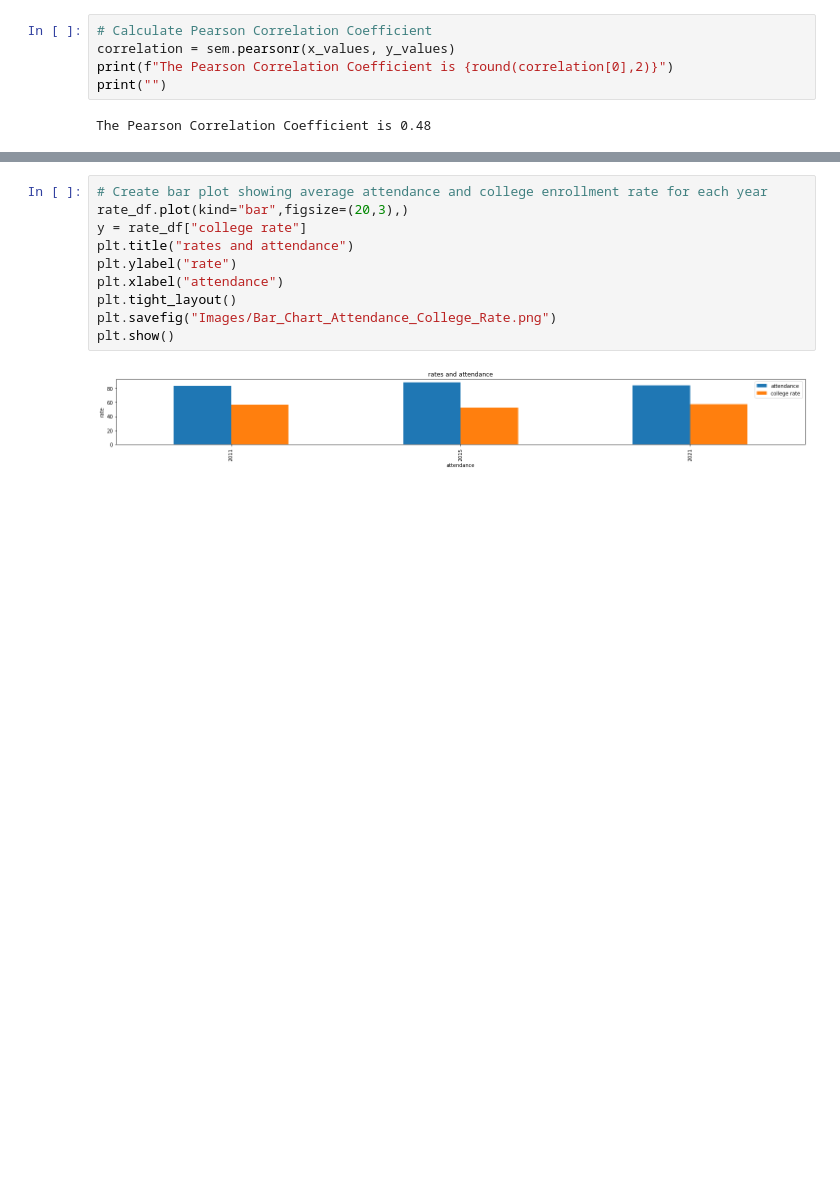
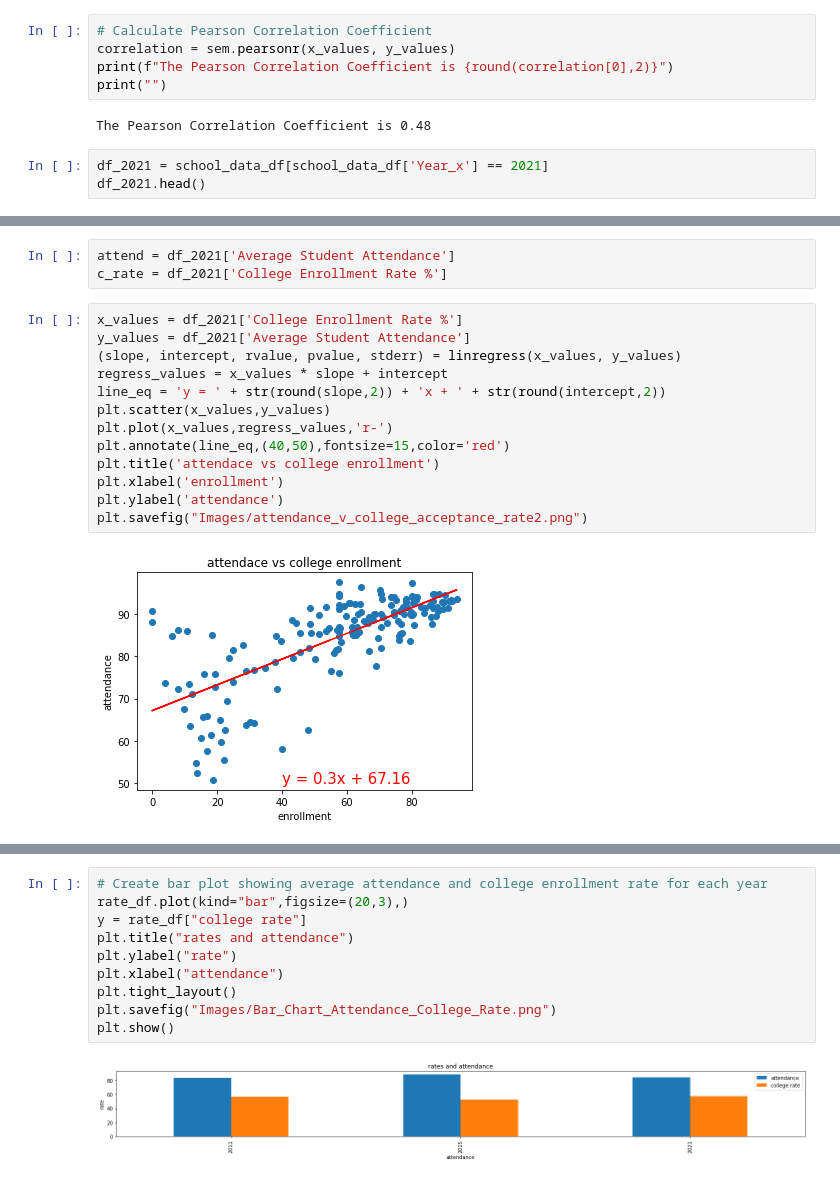
Before and after one commit to MattPostlewaite/NWBC-Project1-Group2, a Jupyter notebook: school_crime_analysis.ipynb, the cells around one changed output, grey strips where cells are left out. Cells and saved outputs as stored; diff of their text form; blank space fills up the shorter version.

Commit message:
updated images

```diff
--- a/school_crime_analysis.ipynb
+++ b/school_crime_analysis.ipynb
@@ -90,3 +90,6 @@ print(f"The Pearson Correlation Coefficient is {round(correlation[0],2)}")
 print("")
 # %% [output]
 The Pearson Correlation Coefficient is 0.48
+# %%
+df_2021 = school_data_df[school_data_df['Year_x'] == 2021]
+df_2021.head()
@@ -92,0 +103,18 @@ The Pearson Correlation Coefficient is 0.48
+# %%
+attend = df_2021['Average Student Attendance']
+c_rate = df_2021['College Enrollment Rate %']
+# %%
+x_values = df_2021['College Enrollment Rate %']
+y_values = df_2021['Average Student Attendance']
+(slope, intercept, rvalue, pvalue, stderr) = linregress(x_values, y_values)
+regress_values = x_values * slope + intercept
+line_eq = 'y = ' + str(round(slope,2)) + 'x + ' + str(round(intercept,2))
+plt.scatter(x_values,y_values)
+plt.plot(x_values,regress_values,'r-')
+plt.annotate(line_eq,(40,50),fontsize=15,color='red')
+plt.title('attendace vs college enrollment')
+plt.xlabel('enrollment')
+plt.ylabel('attendance')
+plt.savefig("Images/attendance_v_college_acceptance_rate2.png")
+# %% [output]
+[figure, added]
```
Also changed, not shown: parts of 3 cells of this notebook, 3 other files.
